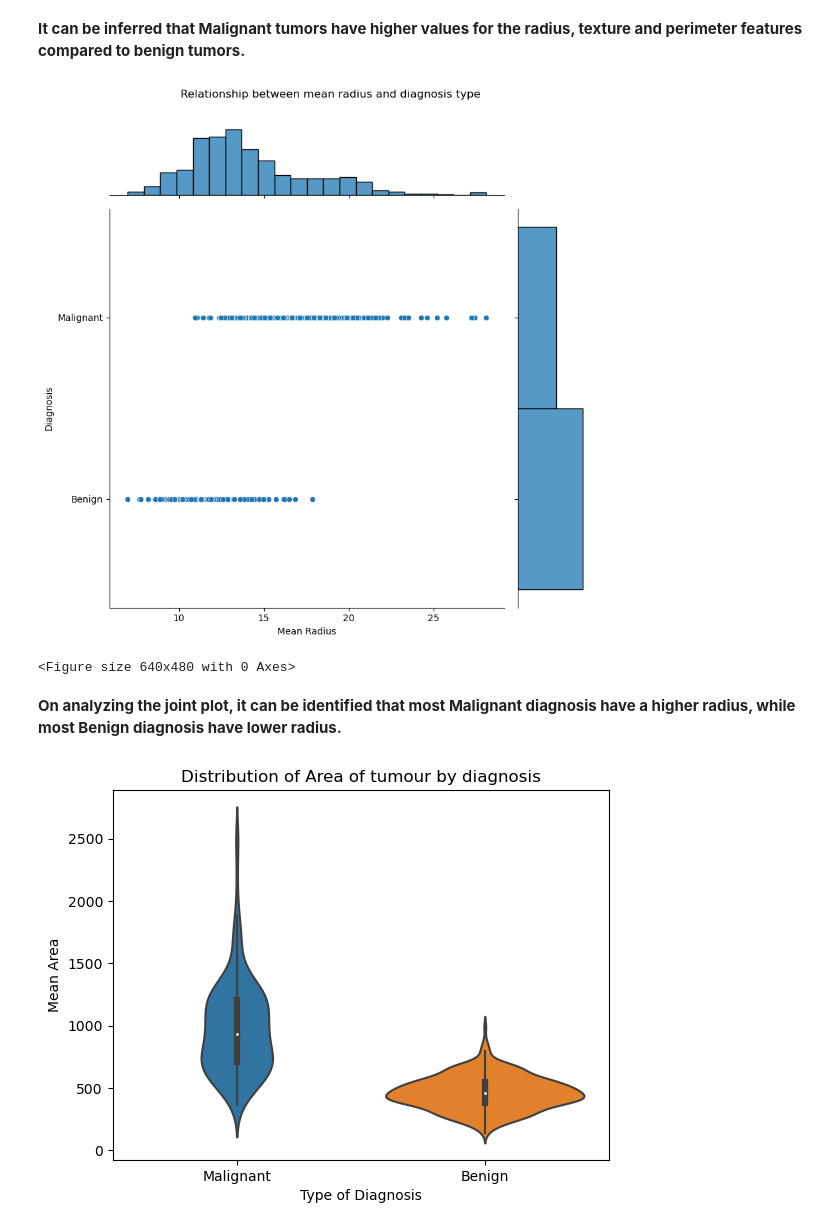
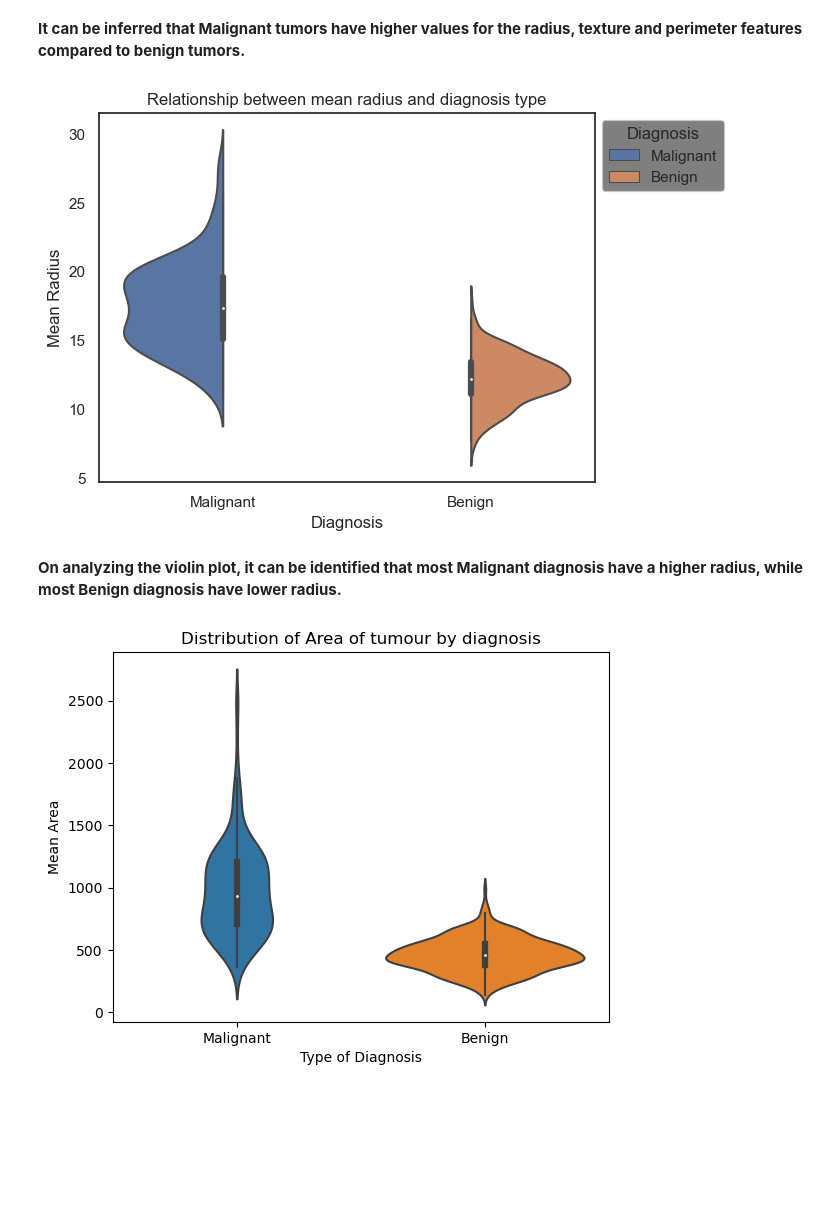
Before and after one commit to ubco-W2022T2-data301/project-group-group24, a Jupyter notebook: analysis/analysis1.ipynb, the cells around one changed output. Saved outputs shown, nothing was run; the diff lists cells and outputs as text; code cells hidden in the pictures; blank space fills up the shorter version.

```diff
--- a/analysis/analysis1.ipynb
+++ b/analysis/analysis1.ipynb
@@ -114,17 +114,17 @@ plt.show()
 # %% [markdown]
 **It can be inferred that Malignant tumors have higher values for the radius, texture and perimeter features compared to
 benign tumors.**
-# %%
-fig=sns.jointplot(x='Mean Radius', y='Diagnosis', data=df, height=8)
-fig.ax_joint.set_yticklabels(['Malignant', 'Benign'])
-plt.suptitle('Relationship between mean radius and diagnosis type', y=1.05)
-plt.show()
-plt.savefig('mr-jointplot.png')
-# %% [output]
-[figure, removed]
-<Figure size 640x480 with 0 Axes>
+# %%
+ax=sns.violinplot(x='Diagnosis', y='Mean Radius', hue='Diagnosis', data=df, split=True)
+ax.set_ylabel('Mean Radius')
+ax.legend(title='Diagnosis', loc='upper left', bbox_to_anchor=(1, 1))
+ax.get_legend().get_frame().set_alpha(0.5)
+plt.title('Relationship between mean radius and diagnosis type')
+plt.show()
+# %% [output]
+[figure, added]
 # %% [markdown]
-**On analyzing the joint plot, it can be identified that most Malignant diagnosis  have a higher radius, while most Benign diagnosis have lower radius.**
+**On analyzing the violin plot, it can be identified that most Malignant diagnosis  have a higher radius, while most Benign diagnosis have lower radius.**
 # %%
 sns.violinplot(x='Diagnosis', y='Mean Area', data=df)
 plt.title('Distribution of Area of tumour by diagnosis')
```
